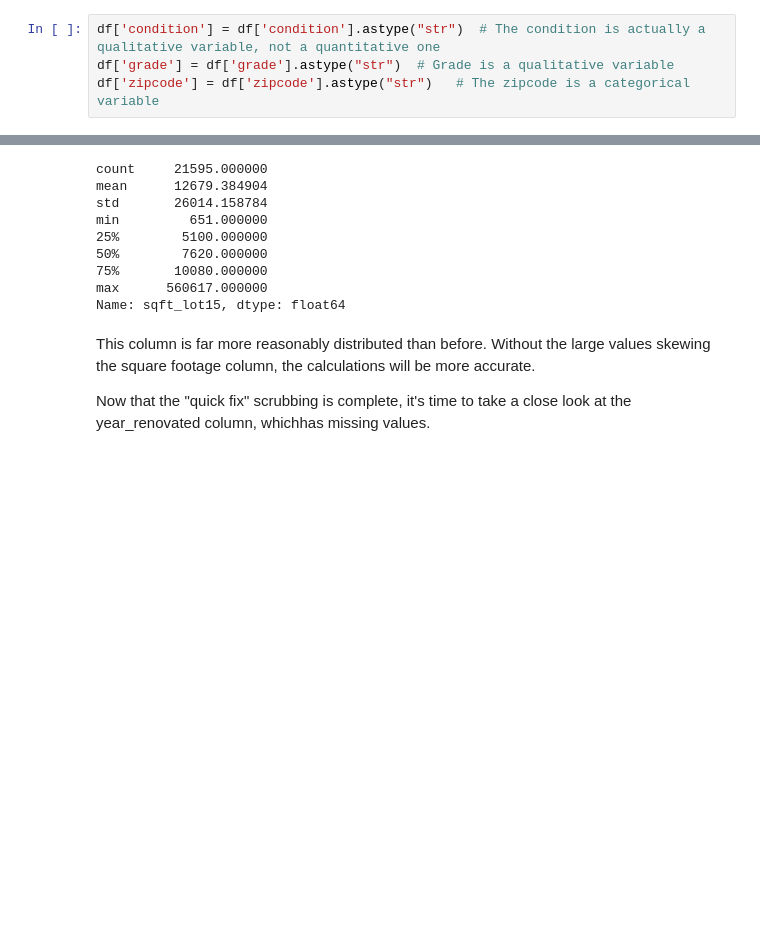
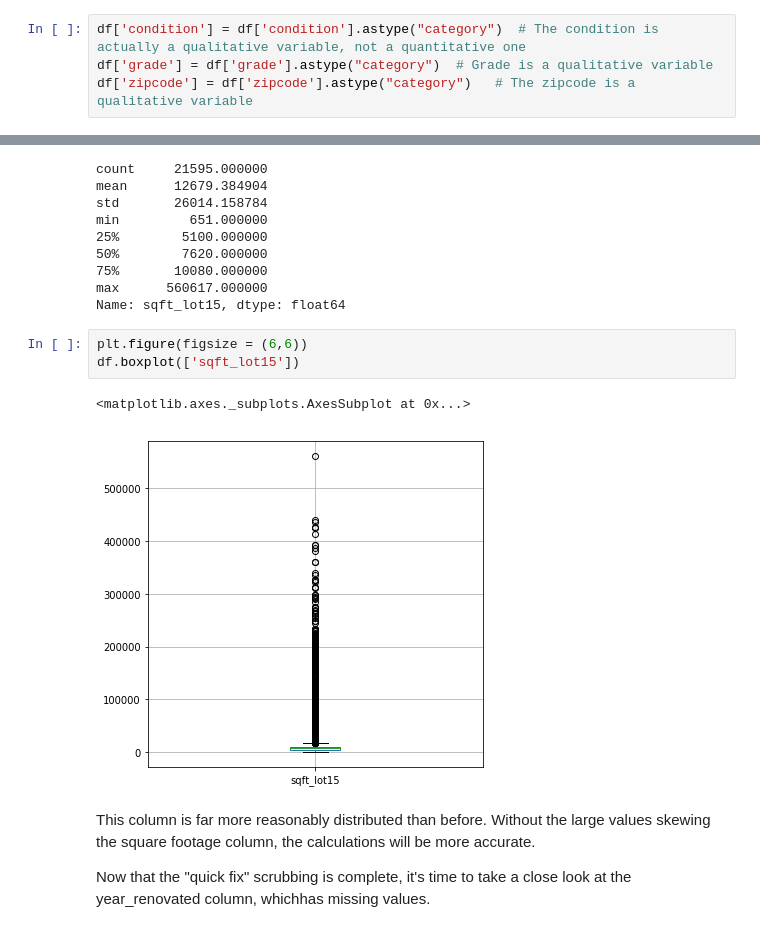
Before and after one commit to SarabiEventide/dsc-1-final-project-online-ds-sp-000, a Jupyter notebook: student.ipynb, the cells around one changed output, grey strips where cells are left out. Saved outputs shown, nothing was run; the diff lists cells and outputs as text; blank space fills up the shorter version.

Commit message:
stuck on waterfront, need zipcode+ loc, find colinearity

```diff
--- a/student.ipynb
+++ b/student.ipynb
@@ -138,9 +134,9 @@ df.zipcode.hist(bins = 13)
 # %% [markdown]
 As we can see, none of the values overwhelm the others. There appears to be a relaticely small numner of houses in the zipcodes between 98075 and 98100. This may be because those zipcodes are on the outeredges of the county, and are therefore mostly excluded, or because there is a lake, commercial district, forest, or other feature preventing houses from being built on that land. We see that the majority of houses are between 98000 and 98075. By itself, this information is not very useful yet, but it make my helpful taken in consideration with other variables.
 # %%
-df['condition'] = df['condition'].astype("str")  # The condition is actually a qualitative variable, not a quantitative one
-df['grade'] = df['grade'].astype("str")  # Grade is a qualitative variable
-df['zipcode'] = df['zipcode'].astype("str")   # The zipcode is a categorical variable
+df['condition'] = df['condition'].astype("category")  # The condition is actually a qualitative variable, not a quantitative one
+df['grade'] = df['grade'].astype("category")  # Grade is a qualitative variable
+df['zipcode'] = df['zipcode'].astype("category")   # The zipcode is a qualitative variable
 # %% [markdown]
 The view column is a quantitative variable, so it can remain an integer. It seems the majority of properties have not been viewed, which makes sense because only a small number of houses are for sale at a given time.
 # %%
@@ -258,6 +254,12 @@ min         651.000000
 75%       10080.000000
 max      560617.000000
 Name: sqft_lot15, dtype: float64
+# %%
+plt.figure(figsize = (6,6))
+df.boxplot(['sqft_lot15'])
+# %% [output]
+<matplotlib.axes._subplots.AxesSubplot at 0x...>
+[figure, added]
 # %% [markdown]
 This column is far more reasonably distributed than before. Without the large values skewing the square footage column, the calculations will be more accurate.
 
```
Also changed, not shown: parts of 29 cells of this notebook, 1 other file.
